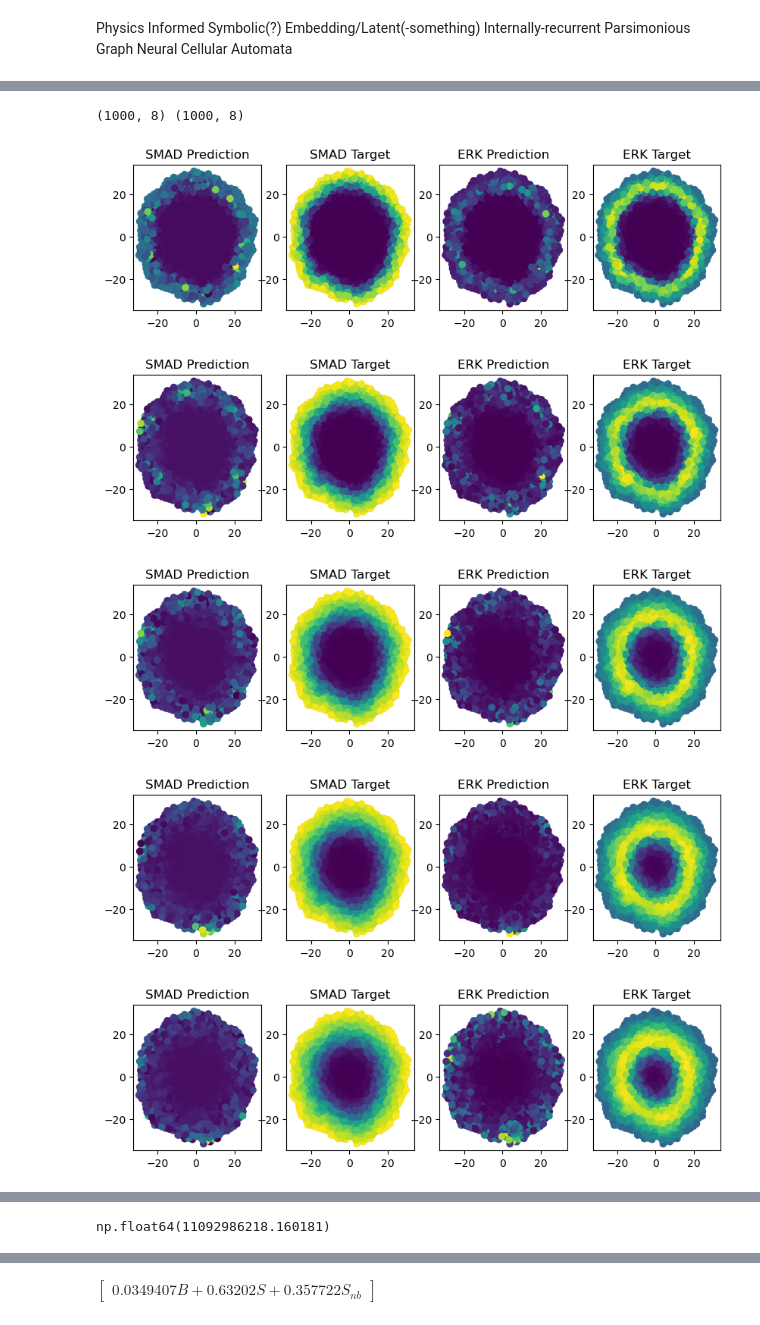
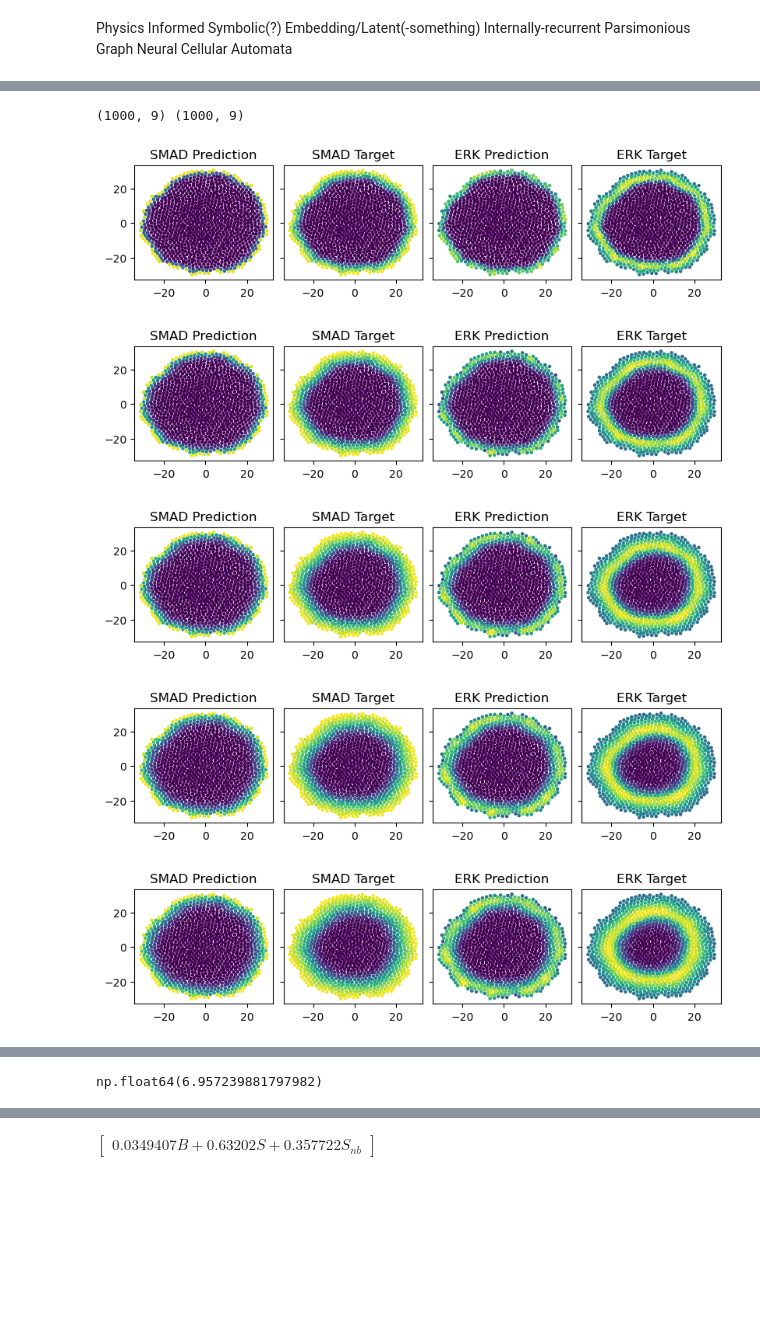
Before and after one commit to JakobSchauser/PhD, a Jupyter notebook: code/NCAs/NCA_message_passing.ipynb, the cells around one changed output, grey strips where cells are left out. Saved outputs shown, nothing was run; the diff lists cells and outputs as text; code cells hidden in the pictures; blank space fills up the shorter version.

```diff
--- a/code/NCAs/NCA_message_passing.ipynb
+++ b/code/NCAs/NCA_message_passing.ipynb
@@ -144,14 +144,14 @@ for i in range(10):
 # %%
 # load model
 stepsize = 5
 model = CustomGNN(3, [6], 2, aggregation="mean", biases = False)
-model.load_state_dict(torch.load("model200.pth"))
+model.load_state_dict(torch.load("model606.pth"))
 
 get_quality(model, data, positions, stepsize, show = 7)
 # %% [output]
-(1000, 8) (1000, 8)
+(1000, 9) (1000, 9)
-[figure, old version]
+[figure, new version]
-[figure, old version]
+[figure, new version]
-[figure, old version]
+[figure, new version]
-[figure, old version]
+[figure, new version]
-[figure, old version]
+[figure, new version]
@@ -160 +160 @@ get_quality(model, data, positions, stepsize, show = 7)
-np.float64(11092986218.160181)
+np.float64(6.957239881797982)
```
Also changed, not shown: parts of 4 cells of this notebook, 1 other file.
